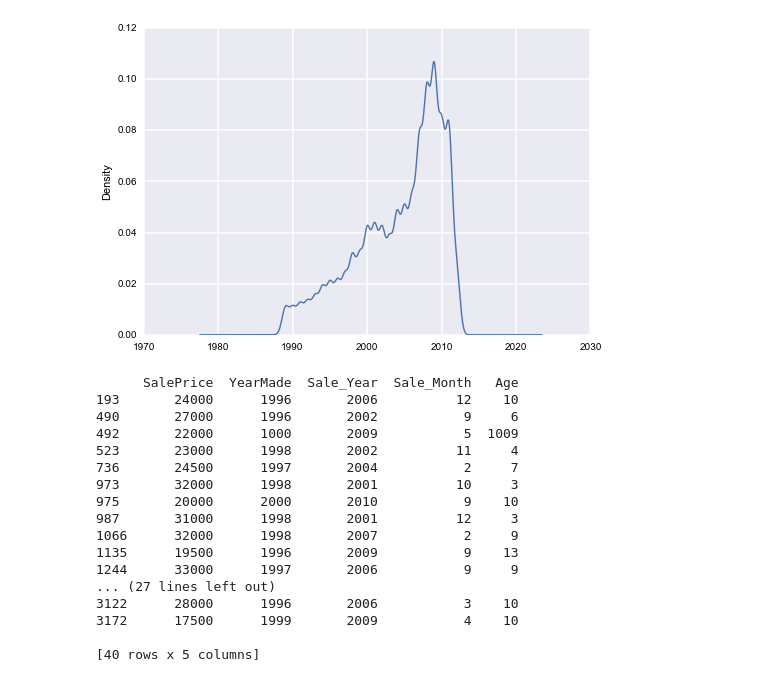
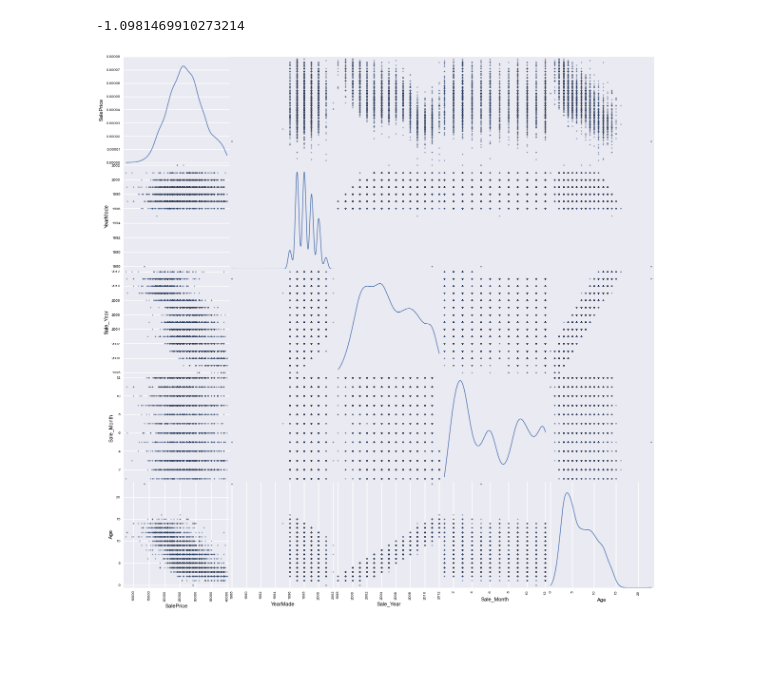
Before and after one commit to afcarl/Bulldozer_Competition, a Jupyter notebook: model_building.ipynb, the cells around one changed output. Drawn from its saved outputs; the diff is of its cells as text; code cells hidden in the pictures; blank space fills up the shorter version.

```diff
--- a/model_building.ipynb
+++ b/model_building.ipynb
@@ -15,11 +16,11 @@ import datetime
 # %%
-machine_header_descrip = pd.read_csv("./data/dictionary.csv")
-machine_data = pd.read_csv("./data/data.csv", parse_dates=['saledate'],
-                          date_parser=lambda d: parse(d))
-machine_appendix = pd.read_csv("./data/machine_appendix.csv")
-machine_data['Sale_Year'] = machine_data["saledate"].apply(lambda x: x.year)
-machine_data['Sale_Month'] = machine_data["saledate"].apply(lambda x: x.month)
-machine_data['Age'] = machine_data["Sale_Year"] - machine_data["YearMade"]
+# machine_header_descrip = pd.read_csv("./data/dictionary.csv")
+# machine_data = pd.read_csv("./data/data.csv", parse_dates=['saledate'],
+#                           date_parser=lambda d: parse(d))
+# machine_appendix = pd.read_csv("./data/machine_appendix.csv")
+# machine_data['Sale_Year'] = machine_data["saledate"].apply(lambda x: x.year)
+# machine_data['Sale_Month'] = machine_data["saledate"].apply(lambda x: x.month)
+# machine_data['Age'] = machine_data["Sale_Year"] - machine_data["YearMade"]
 
-machine_data_sub = machine_data[["SalePrice", "ModelID", "YearMade", "Sale_Year", "Sale_Month", "Age"]]
-print machine_data_sub.head()
+# machine_data_sub = machine_data[["SalePrice", "ModelID", "YearMade", "Sale_Year", "Sale_Month", "Age"]]
+# print machine_data_sub.head()
@@ -42,4 +42,0 @@ machine_data_sub['YearMade'].plot(kind='kde');
-# %%
-machine_data_sub['Sale_Year'].plot(kind='kde');
-# %% [output]
-[figure, removed]
@@ -46,25 +53,12 @@ machine_data_sub['Sale_Year'].plot(kind='kde');
+# %%
+data_scaled2['ModelID'].min()
+# %% [output]
+-1.0981469910273214
 # %%
 # Check for collinearity, heteroscadasticity
-testing = xtest_df[xtest_df['ModelID']==3538]
-print testing.drop('ModelID',axis=1)
-# pd.scatter_matrix(testing,diagonal='kde',figsize=(20,20));
+testing = machine_data_sub[machine_data_sub['ModelID']==3538].drop('ModelID',axis=1)
+pd.scatter_matrix(testing,diagonal='kde',figsize=(20,20));
 # %% [output]
-      SalePrice  YearMade  Sale_Year  Sale_Month   Age
-193       24000      1996       2006          12    10
-490       27000      1996       2002           9     6
-492       22000      1000       2009           5  1009
-523       23000      1998       2002          11     4
-736       24500      1997       2004           2     7
-973       32000      1998       2001          10     3
-975       20000      2000       2010           9    10
-987       31000      1998       2001          12     3
-1066      32000      1998       2007           2     9
-1135      19500      1996       2009           9    13
-1244      33000      1997       2006           9     9
-... (27 lines left out)
-3122      28000      1996       2006           3    10
-3172      17500      1999       2009           4    10
-
-[40 rows x 5 columns]
+[figure, added]
 # %%
 # Linear regression OLS
```
Also changed, not shown: parts of 17 cells of this notebook, 2 other files.
